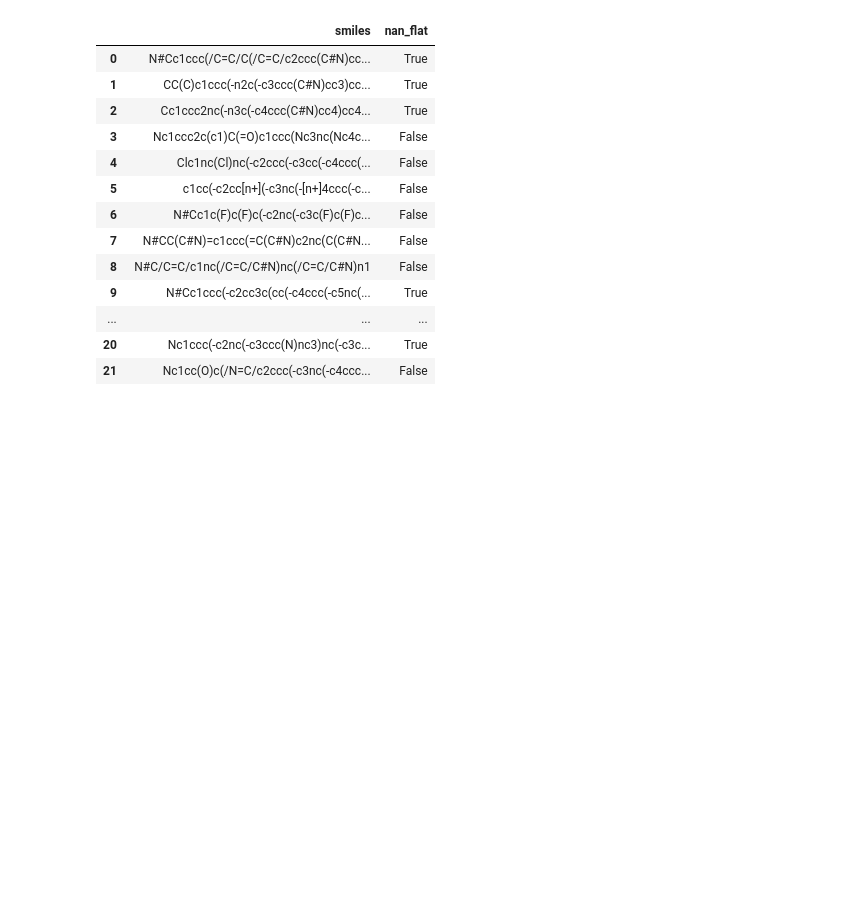
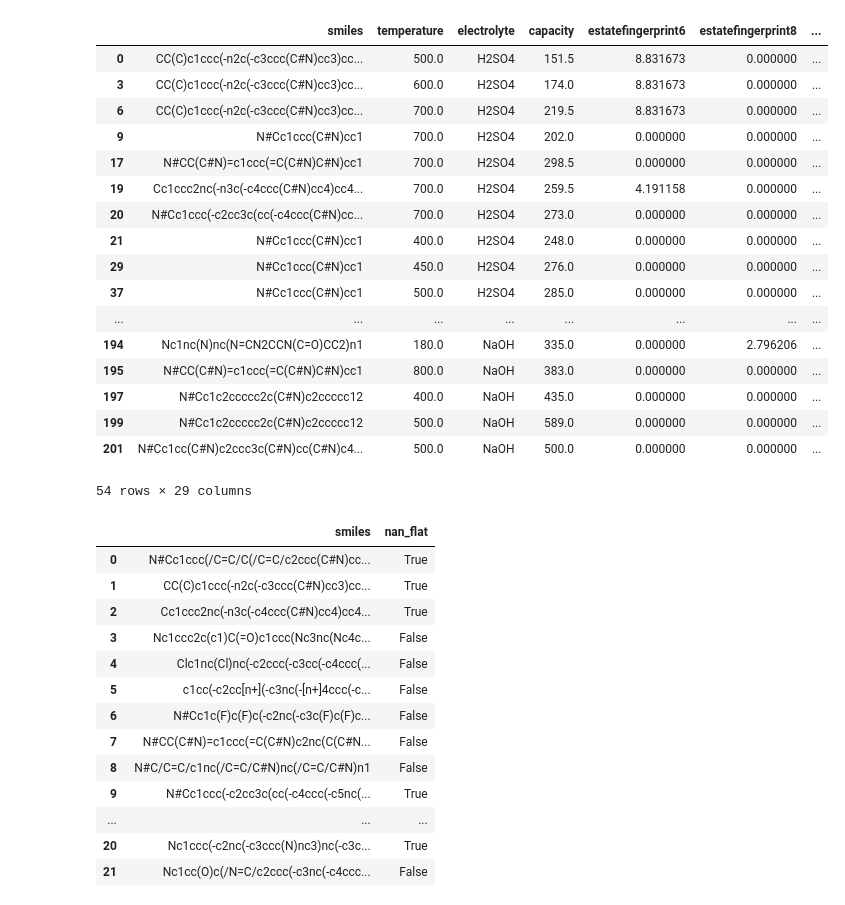
Before and after one commit to wtaisner/battery-rangers, a Jupyter notebook: modules/predictor/notebooks/data_exploration_and_check.ipynb, the cells around one changed output. Saved outputs shown, nothing was run; the diff lists cells and outputs as text; code cells hidden in the pictures; blank space fills up the shorter version.

Commit message:
move data

```diff
--- a/modules/predictor/notebooks/data_exploration_and_check.ipynb
+++ b/modules/predictor/notebooks/data_exploration_and_check.ipynb
@@ -0,0 +1,46 @@
+# %%
+from modules.predictor.data.fingerprints import fingerprints_dataset
+from modules.core.features.preprocessing import canon_smiles
+import os
+import pandas as pd
+import numpy as np
+
+data_path = '../../../data/raw/'
+data = 'data_experts1.csv'
+data_type = 'expert'
+fingerprint = 'estate'
+kwargs = {'variant': 'sum'}
+df = pd.read_csv(os.path.join(data_path, data))
+df = df[['smiles', 'temperatura', 'pojemnosc_3_H2SO4_GCD', 'pojemnosc_3_NaOH_GCD', 'pojemnosc_3_H2SO4_CV', 'pojemnosc_3_NaOH_CV']]
+df = df.rename(columns={'pojemnosc_3_H2SO4_GCD': 'capacity_H2SO4_GCD', 'pojemnosc_3_NaOH_GCD': 'capacity_NaOH_GCD', 'pojemnosc_3_H2SO4_CV': 'capacity_H2SO4_CV', 'pojemnosc_3_NaOH_CV': 'capacity_NaOH_CV', 'temperatura': 'temperature'})
+df['capacity_H2SO4'] = np.nanmean(df[['capacity_H2SO4_GCD', 'capacity_H2SO4_CV']], axis=1)
+df['capacity_NaOH'] = np.nanmean(df[['capacity_NaOH_GCD', 'capacity_NaOH_CV']], axis=1)
+df['capacity_max'] = df[['capacity_H2SO4', 'capacity_NaOH']].max(axis=1)
+df.drop(columns=['capacity_H2SO4_GCD', 'capacity_H2SO4_CV', 'capacity_NaOH_GCD', 'capacity_NaOH_CV'], inplace=True)
+df["smiles"] = df["smiles"].apply(canon_smiles)
+df
+#df = fingerprints_dataset(df, "smiles", "capacity_max", fingerprint, kwargs=kwargs)
+df = pd.melt(
+    df,
+    id_vars=['smiles', 'temperature', 'capacity_max'],  # Columns to keep
+    value_vars=['capacity_H2SO4', 'capacity_NaOH'],  # Columns to unpivot
+    var_name='electrolyte',  # Name of the new column for electrolytes
+    value_name='capacity'  # Name of the new column for capacities
+)
+
+# Clean up the 'electrolyte' column to remove the 'capacity_' prefix
+df['electrolyte'] = df['electrolyte'].str.replace('capacity_', '', regex=False)
+df = df.dropna()
+print(len(df))
+df = df.drop_duplicates(subset=['smiles', 'temperature', 'electrolyte'])
+print(len(df))
+fingerprints = fingerprints_dataset(df, "smiles", "capacity_max", fingerprint, kwargs=kwargs)
+fingerprints
+df = df.merge(fingerprints, on='smiles', how='inner')
+df = df.loc[:, df.nunique() > 1]
+df['capacity_max'] = df['capacity_max_x']
+df.drop(columns=['capacity_max_x', 'capacity_max_y'], inplace=True)
+df.drop_duplicates(subset=['smiles', 'temperature', 'electrolyte'], inplace=True)
+df.to_csv(f'data_experts1_temperature_{fingerprint}.csv', index=False)
+df
+# %% [output]
@@ -1,3 +65,21 @@
+|  | smiles | temperature | electrolyte | capacity | estatefingerprint6 | estatefingerprint8 | ... |
+| 0 | CC(C)c1ccc(-n2c(-c3ccc(C#N)cc3)cc... | 500.0 | H2SO4 | 151.5 | 8.831673 | 0.000000 | ... |
+| 3 | CC(C)c1ccc(-n2c(-c3ccc(C#N)cc3)cc... | 600.0 | H2SO4 | 174.0 | 8.831673 | 0.000000 | ... |
+| 6 | CC(C)c1ccc(-n2c(-c3ccc(C#N)cc3)cc... | 700.0 | H2SO4 | 219.5 | 8.831673 | 0.000000 | ... |
+| 9 | N#Cc1ccc(C#N)cc1 | 700.0 | H2SO4 | 202.0 | 0.000000 | 0.000000 | ... |
+| 17 | N#CC(C#N)=c1ccc(=C(C#N)C#N)cc1 | 700.0 | H2SO4 | 298.5 | 0.000000 | 0.000000 | ... |
+| 19 | Cc1ccc2nc(-n3c(-c4ccc(C#N)cc4)cc4... | 700.0 | H2SO4 | 259.5 | 4.191158 | 0.000000 | ... |
+| 20 | N#Cc1ccc(-c2cc3c(cc(-c4ccc(C#N)cc... | 700.0 | H2SO4 | 273.0 | 0.000000 | 0.000000 | ... |
+| 21 | N#Cc1ccc(C#N)cc1 | 400.0 | H2SO4 | 248.0 | 0.000000 | 0.000000 | ... |
+| 29 | N#Cc1ccc(C#N)cc1 | 450.0 | H2SO4 | 276.0 | 0.000000 | 0.000000 | ... |
+| 37 | N#Cc1ccc(C#N)cc1 | 500.0 | H2SO4 | 285.0 | 0.000000 | 0.000000 | ... |
+| ... | ... | ... | ... | ... | ... | ... | ... |
+| 194 | Nc1nc(N)nc(N=CN2CCN(C=O)CC2)n1 | 180.0 | NaOH | 335.0 | 0.000000 | 2.796206 | ... |
+| 195 | N#CC(C#N)=c1ccc(=C(C#N)C#N)cc1 | 800.0 | NaOH | 383.0 | 0.000000 | 0.000000 | ... |
+| 197 | N#Cc1c2ccccc2c(C#N)c2ccccc12 | 400.0 | NaOH | 435.0 | 0.000000 | 0.000000 | ... |
+| 199 | N#Cc1c2ccccc2c(C#N)c2ccccc12 | 500.0 | NaOH | 589.0 | 0.000000 | 0.000000 | ... |
+| 201 | N#Cc1cc(C#N)c2ccc3c(C#N)cc(C#N)c4... | 500.0 | NaOH | 500.0 | 0.000000 | 0.000000 | ... |
+54 rows × 29 columns
 # %%
 import pandas as pd
 
```
Also changed, not shown: parts of 2 cells of this notebook, 8 other files.
